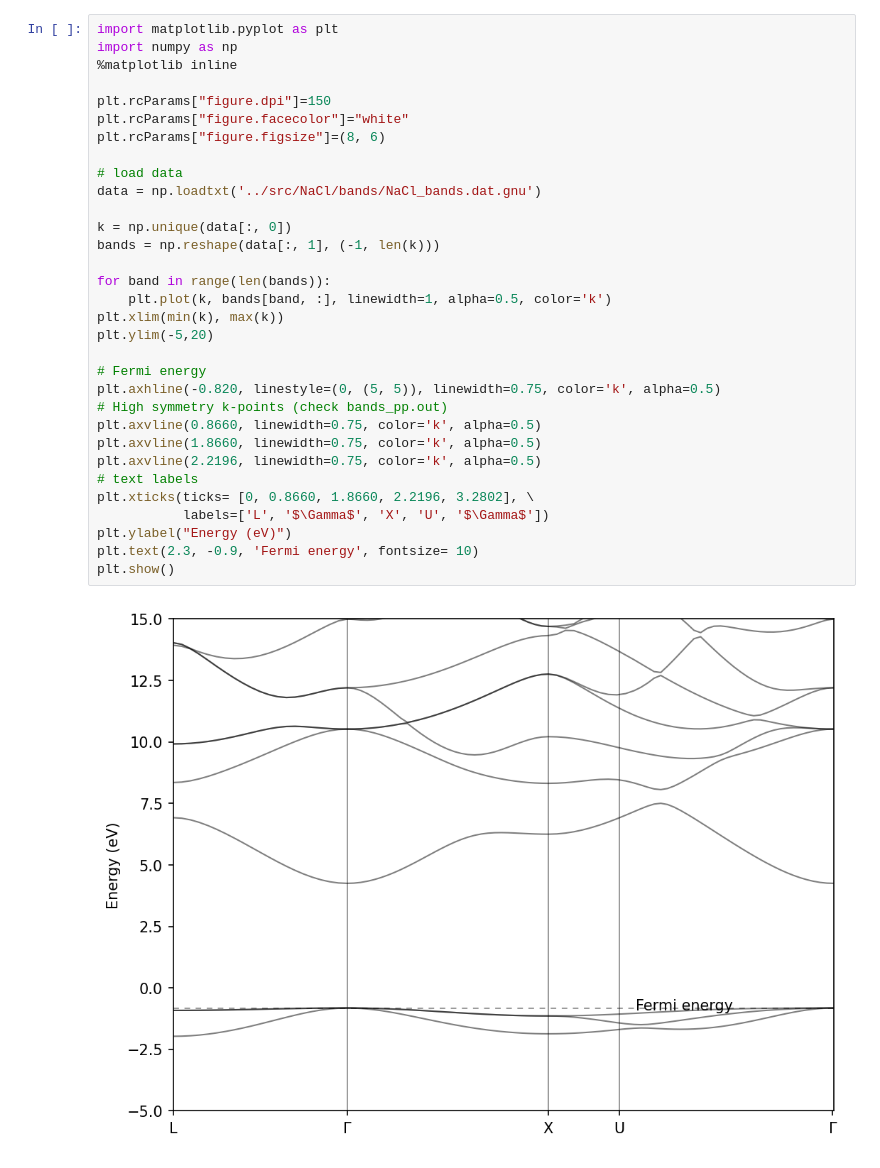
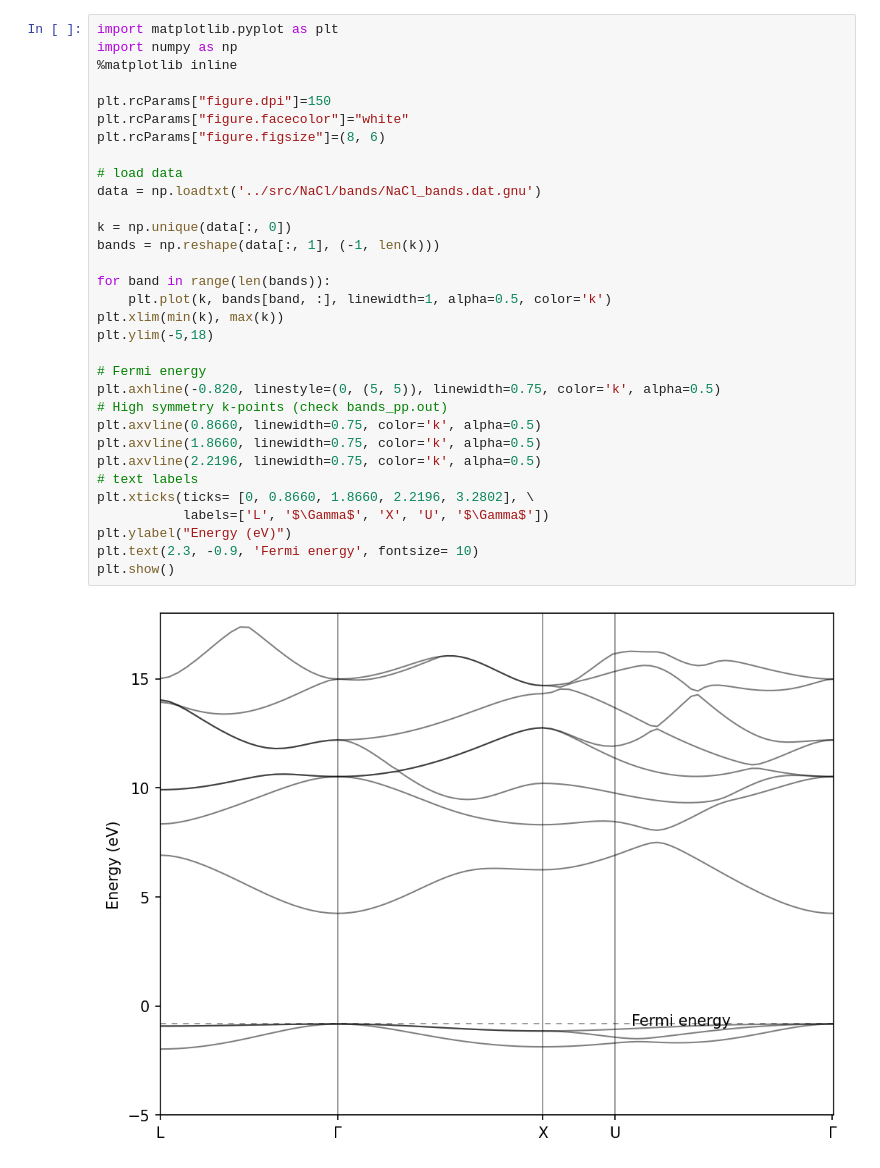
Before and after one commit to Callo42/DFT_YanQiLake, a Jupyter notebook: notebooks/NaCl_bands.ipynb, the cells around one changed output. Cells and saved outputs as stored; diff of their text form.

```diff
--- a/notebooks/NaCl_bands.ipynb
+++ b/notebooks/NaCl_bands.ipynb
@@ -3,32 +3,32 @@ import matplotlib.pyplot as plt
 import numpy as np
 %matplotlib inline
 
 plt.rcParams["figure.dpi"]=150
 plt.rcParams["figure.facecolor"]="white"
 plt.rcParams["figure.figsize"]=(8, 6)
 
 # load data
 data = np.loadtxt('../src/NaCl/bands/NaCl_bands.dat.gnu')
 
 k = np.unique(data[:, 0])
 bands = np.reshape(data[:, 1], (-1, len(k)))
 
 for band in range(len(bands)):
     plt.plot(k, bands[band, :], linewidth=1, alpha=0.5, color='k')
 plt.xlim(min(k), max(k))
-plt.ylim(-5,20)
+plt.ylim(-5,18)
 
 # Fermi energy
 plt.axhline(-0.820, linestyle=(0, (5, 5)), linewidth=0.75, color='k', alpha=0.5)
 # High symmetry k-points (check bands_pp.out)
 plt.axvline(0.8660, linewidth=0.75, color='k', alpha=0.5)
 plt.axvline(1.8660, linewidth=0.75, color='k', alpha=0.5)
 plt.axvline(2.2196, linewidth=0.75, color='k', alpha=0.5)
 # text labels
 plt.xticks(ticks= [0, 0.8660, 1.8660, 2.2196, 3.2802], \
            labels=['L', '$\Gamma$', 'X', 'U', '$\Gamma$'])
 plt.ylabel("Energy (eV)")
 plt.text(2.3, -0.9, 'Fermi energy', fontsize= 10)
 plt.show()
 # %% [output]
-[figure, old version]
+[figure, new version]
```
Also changed, not shown: 1 other file.
